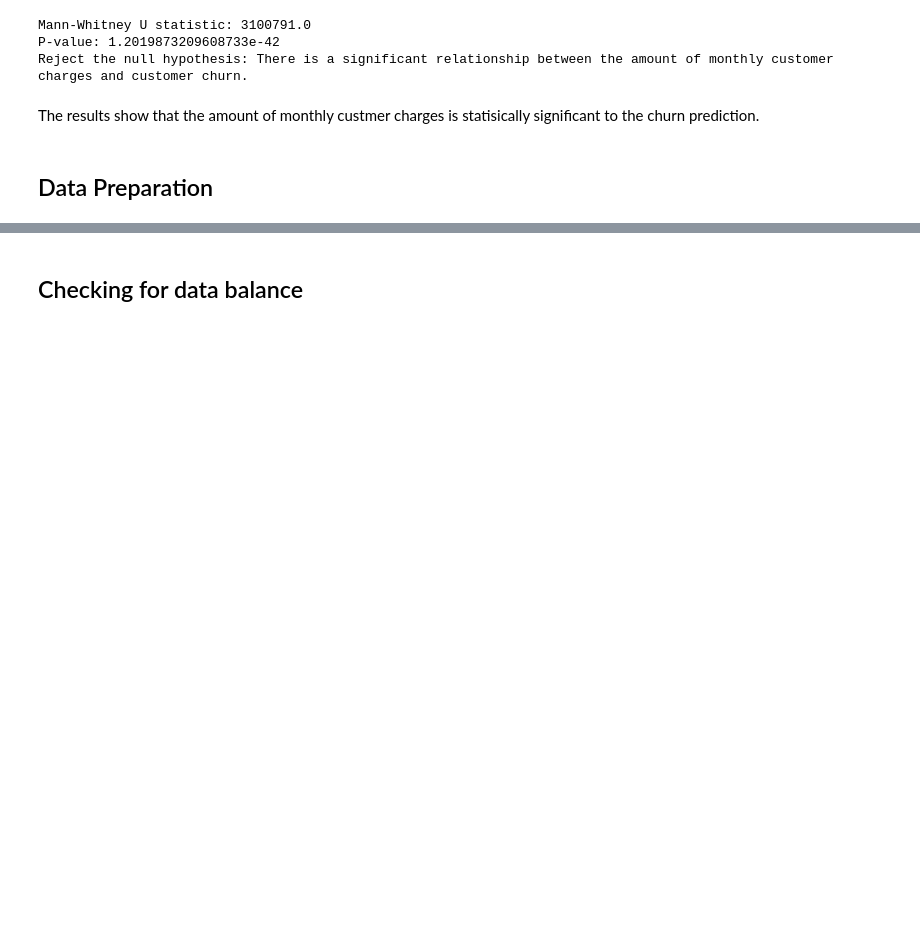
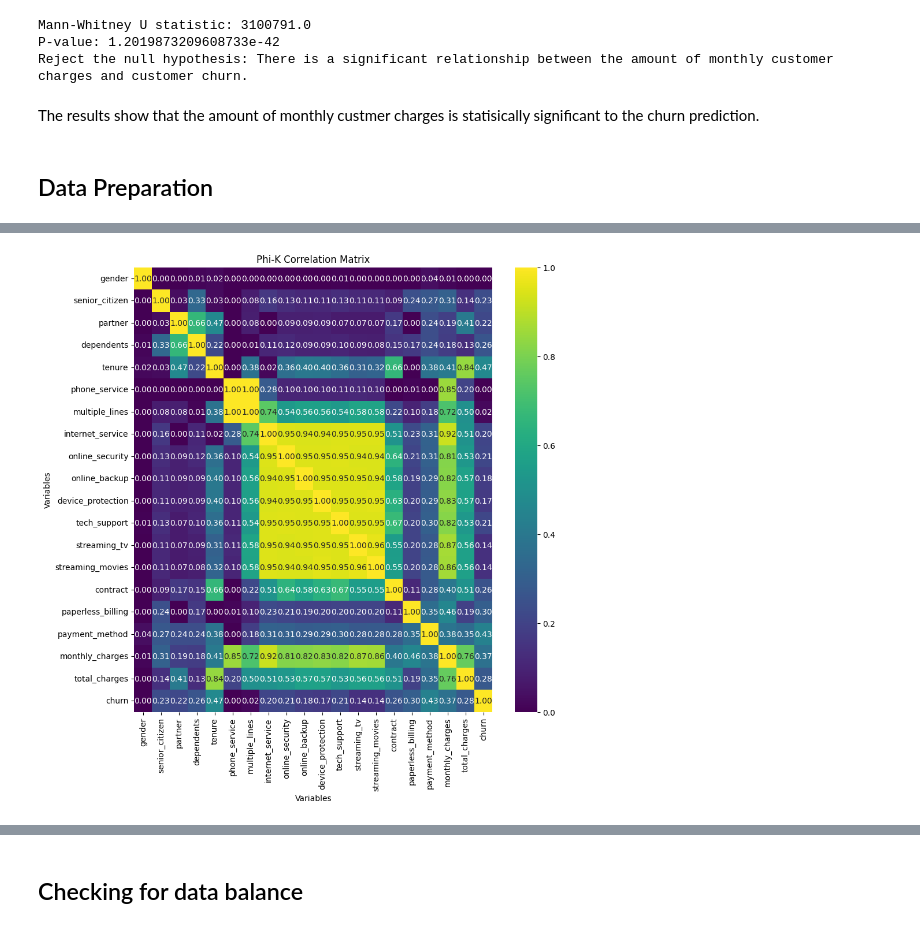
Before and after one commit to FloJoLaryea/Customer_Churn_Analysis, a Jupyter notebook: cstomer_churn_analysis.ipynb, the cells around one changed output, grey strips where cells are left out. Cells and saved outputs as stored; diff of their text form; code cells hidden in the pictures; blank space fills up the shorter version.

Commit message:
add training models

```diff
--- a/cstomer_churn_analysis.ipynb
+++ b/cstomer_churn_analysis.ipynb
@@ -822,7 +824,7 @@ The results show that the amount of monthly custmer charges is statisically sign
 ## Data Preparation
 # %%
 # Compute the Phi-K correlation matrix
-phik_matrix = train_df.drop('customer_id',axis=1).phik_matrix()
+phik_matrix = train_df.phik_matrix()
 
 # Print the Phi-K correlation matrix
 print("Phi-K Correlation Matrix:")
@@ -830,9 +850,11 @@ print(phik_matrix)
 # %%
 # Plot the heatmap of the Phi-K correlation matrix
-plt.figure(figsize=(13, 6))
-sns.heatmap(phik_matrix, annot=True, cmap='coolwarm', fmt=".2f")
+plt.figure(figsize=(10, 10))
+sns.heatmap(phik_matrix, annot=True, cmap='viridis', fmt=".2f")
 plt.title('Phi-K Correlation Matrix')
 plt.xlabel('Variables')
 plt.ylabel('Variables')
 plt.show()
+# %% [output]
+[figure, added]
 # %% [markdown]
```
Also changed, not shown: parts of 31 cells of this notebook, 4 other files.
